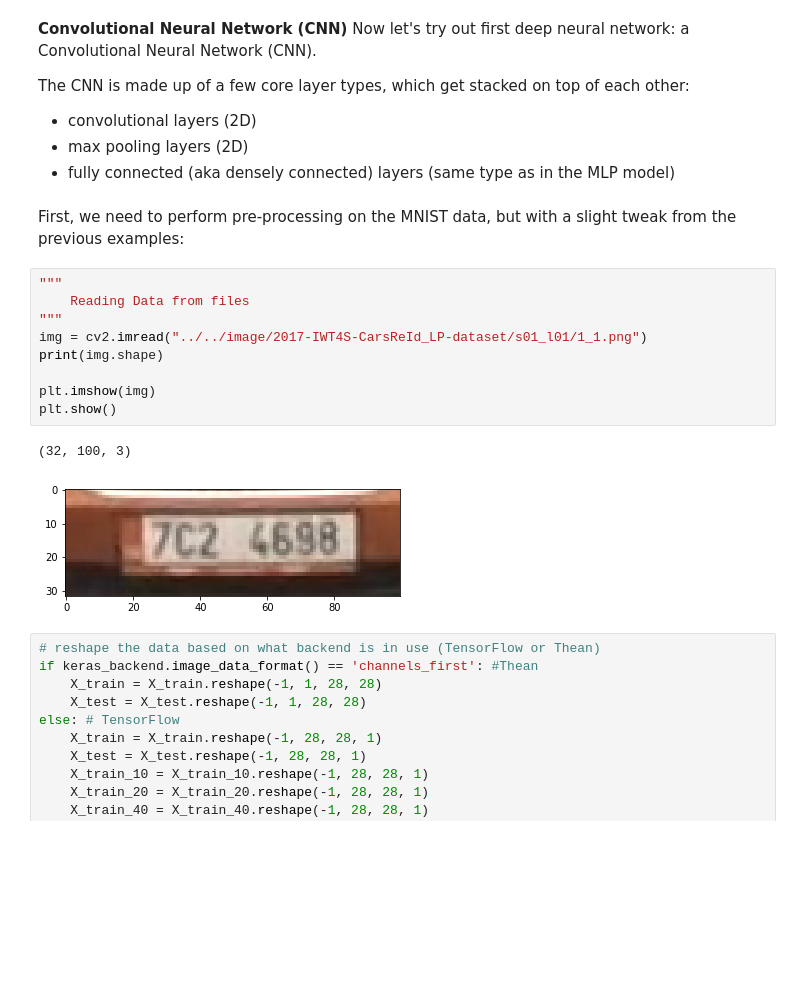
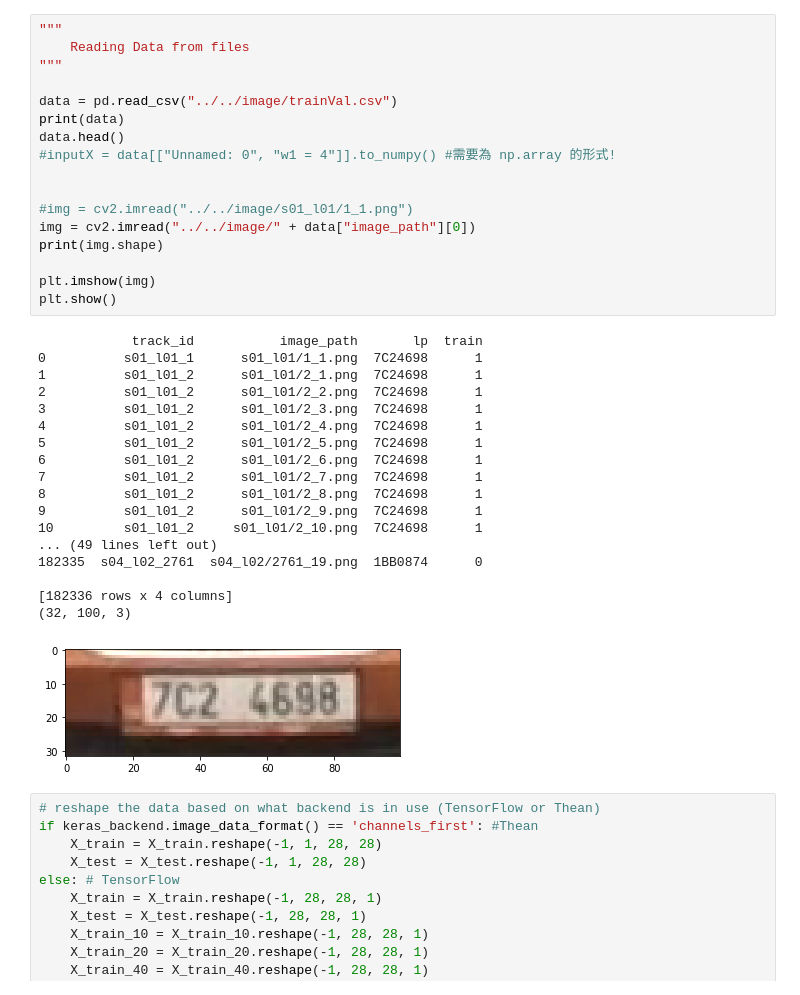
Before and after one commit to tomsan61065/DL, a Jupyter notebook: final/final.ipynb, the cells around one changed output. Saved outputs shown, nothing was run; the diff lists cells and outputs as text; blank space fills up the shorter version.

```diff
--- a/final/final.ipynb
+++ b/final/final.ipynb
@@ -37,25 +41,39 @@ physical_device_desc: "device: XLA_CPU device"
-# %% [markdown]
-**Convolutional Neural Network (CNN)**
-Now let's try out first deep neural network: a Convolutional Neural Network (CNN).
-
-The CNN is made up of a few core layer types, which get stacked on top of each other:
-- convolutional layers (2D)
-- max pooling layers (2D)
-- fully connected (aka densely connected) layers (same type as in the MLP model)
-# %% [markdown]
-First, we need to perform pre-processing on the MNIST data, but with a slight tweak from the previous examples:
 # %%
 """
     Reading Data from files
 """
-img = cv2.imread("../../image/2017-IWT4S-CarsReId_LP-dataset/s01_l01/1_1.png")
+
+data = pd.read_csv("../../image/trainVal.csv")
+print(data)
+data.head()
+#inputX = data[["Unnamed: 0", "w1 = 4"]].to_numpy() #需要為 np.array 的形式!
+
+
+#img = cv2.imread("../../image/s01_l01/1_1.png")
+img = cv2.imread("../../image/" + data["image_path"][0])
 print(img.shape)
 
 plt.imshow(img)
 plt.show()
 # %% [output]
+            track_id           image_path       lp  train
+0          s01_l01_1      s01_l01/1_1.png  7C24698      1
+1          s01_l01_2      s01_l01/2_1.png  7C24698      1
+2          s01_l01_2      s01_l01/2_2.png  7C24698      1
+3          s01_l01_2      s01_l01/2_3.png  7C24698      1
+4          s01_l01_2      s01_l01/2_4.png  7C24698      1
+5          s01_l01_2      s01_l01/2_5.png  7C24698      1
+6          s01_l01_2      s01_l01/2_6.png  7C24698      1
+7          s01_l01_2      s01_l01/2_7.png  7C24698      1
+8          s01_l01_2      s01_l01/2_8.png  7C24698      1
+9          s01_l01_2      s01_l01/2_9.png  7C24698      1
+10         s01_l01_2     s01_l01/2_10.png  7C24698      1
+... (49 lines left out)
+182335  s04_l02_2761  s04_l02/2761_19.png  1BB0874      0
+
+[182336 rows x 4 columns]
 (32, 100, 3)
-[figure, old version]
+[figure, new version]
 # %%
 # reshape the data based on what backend is in use (TensorFlow or Thean)
 if keras_backend.image_data_format() == 'channels_first': #Thean
```
Also changed, not shown: parts of 2 cells of this notebook.
